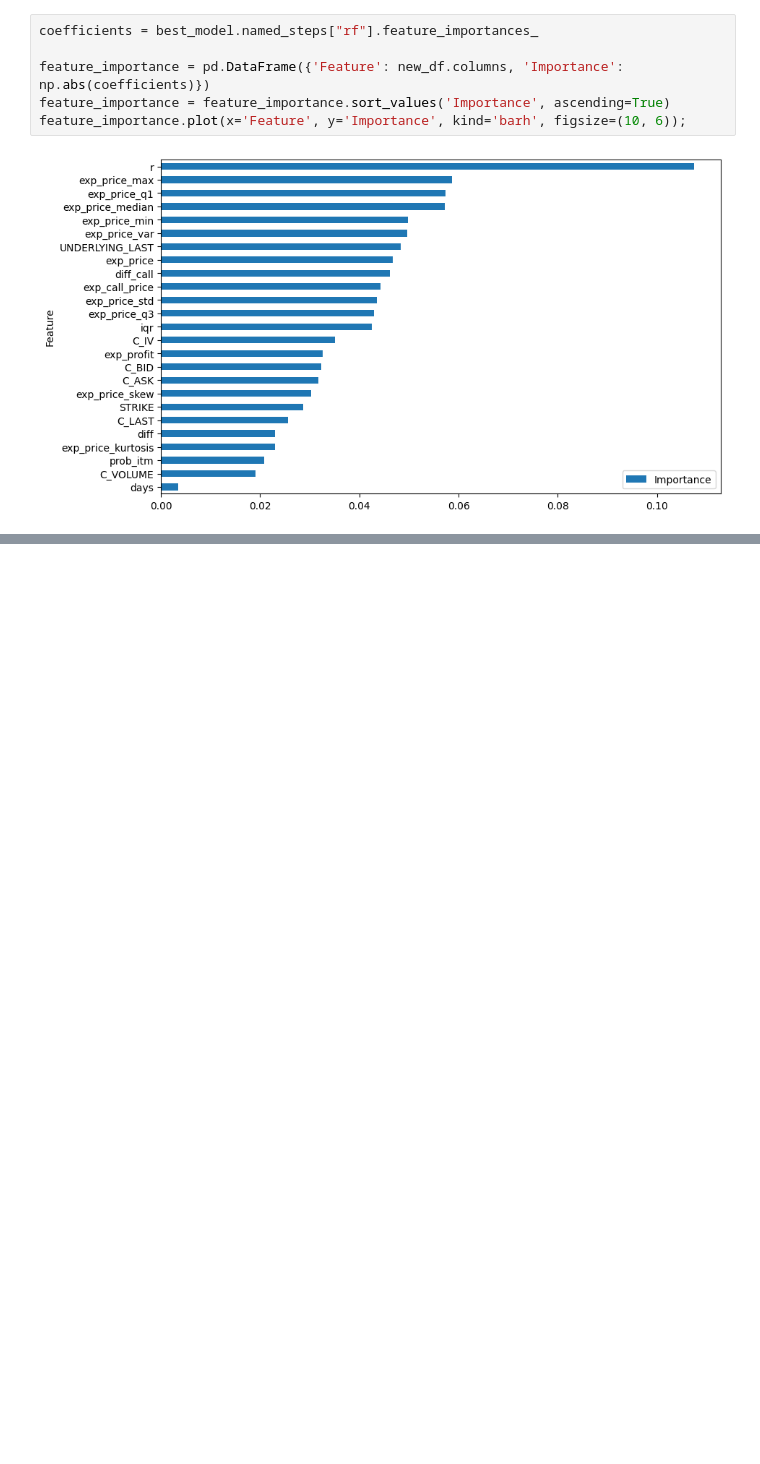
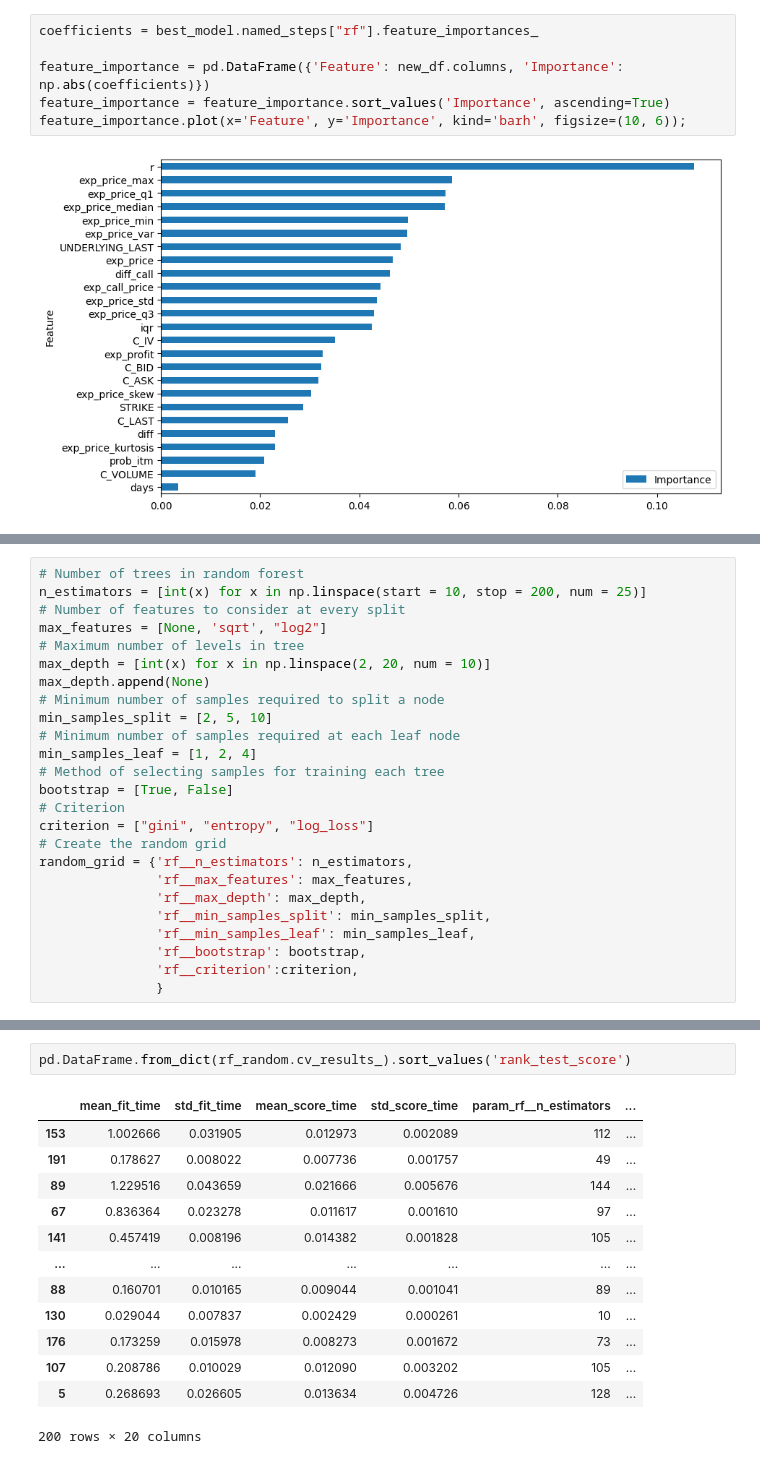
Before and after one commit to adalseno/mmar, a Jupyter notebook: notebooks/ml_draft3.ipynb, the cells around one changed output, grey strips where cells are left out. Cells and saved outputs as stored; diff of their text form; blank space fills up the shorter version.

```diff
--- a/notebooks/ml_draft3.ipynb
+++ b/notebooks/ml_draft3.ipynb
@@ -354,0 +398,25 @@ feature_importance.plot(x='Feature', y='Importance', kind='barh', figsize=(10, 6
+# %%
+# Number of trees in random forest
+n_estimators = [int(x) for x in np.linspace(start = 10, stop = 200, num = 25)]
+# Number of features to consider at every split
+max_features = [None, 'sqrt', "log2"]
+# Maximum number of levels in tree
+max_depth = [int(x) for x in np.linspace(2, 20, num = 10)]
+max_depth.append(None)
+# Minimum number of samples required to split a node
+min_samples_split = [2, 5, 10]
+# Minimum number of samples required at each leaf node
+min_samples_leaf = [1, 2, 4]
+# Method of selecting samples for training each tree
+bootstrap = [True, False]
+# Criterion
+criterion = ["gini", "entropy", "log_loss"]
+# Create the random grid
+random_grid = {'rf__n_estimators': n_estimators,
+               'rf__max_features': max_features,
+               'rf__max_depth': max_depth,
+               'rf__min_samples_split': min_samples_split,
+               'rf__min_samples_leaf': min_samples_leaf,
+               'rf__bootstrap': bootstrap,
+               'rf__criterion':criterion,
+               }
@@ -354,0 +462,16 @@ feature_importance.plot(x='Feature', y='Importance', kind='barh', figsize=(10, 6
+# %%
+pd.DataFrame.from_dict(rf_random.cv_results_).sort_values('rank_test_score')
+# %% [output]
+|  | mean_fit_time | std_fit_time | mean_score_time | std_score_time | param_rf__n_estimators | ... |
+| 153 | 1.002666 | 0.031905 | 0.012973 | 0.002089 | 112 | ... |
+| 191 | 0.178627 | 0.008022 | 0.007736 | 0.001757 | 49 | ... |
+| 89 | 1.229516 | 0.043659 | 0.021666 | 0.005676 | 144 | ... |
+| 67 | 0.836364 | 0.023278 | 0.011617 | 0.001610 | 97 | ... |
+| 141 | 0.457419 | 0.008196 | 0.014382 | 0.001828 | 105 | ... |
+| ... | ... | ... | ... | ... | ... | ... |
+| 88 | 0.160701 | 0.010165 | 0.009044 | 0.001041 | 89 | ... |
+| 130 | 0.029044 | 0.007837 | 0.002429 | 0.000261 | 10 | ... |
+| 176 | 0.173259 | 0.015978 | 0.008273 | 0.001672 | 73 | ... |
+| 107 | 0.208786 | 0.010029 | 0.012090 | 0.003202 | 105 | ... |
+| 5 | 0.268693 | 0.026605 | 0.013634 | 0.004726 | 128 | ... |
+200 rows × 20 columns
```
Also changed, not shown: parts of 22 cells of this notebook.
